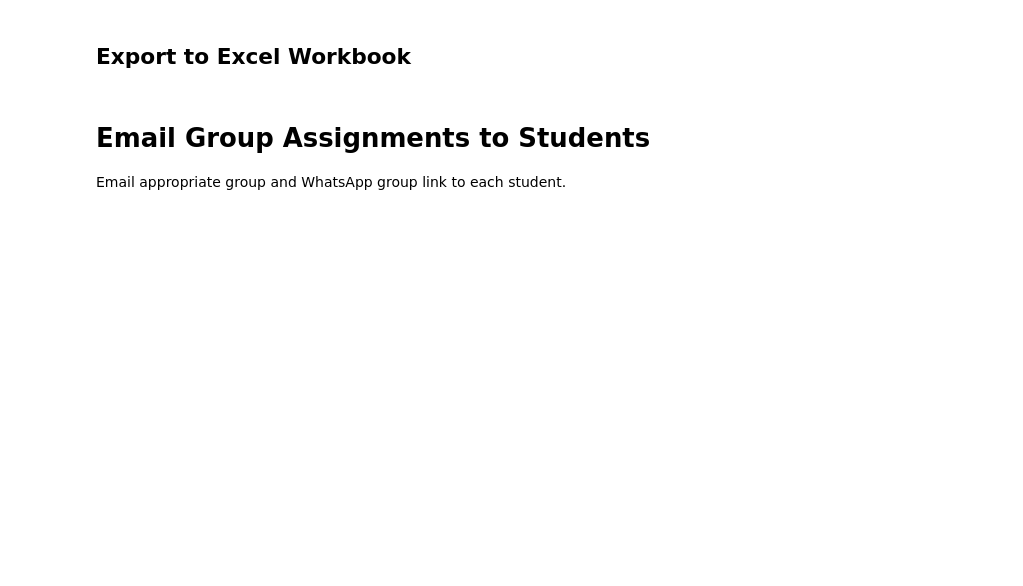
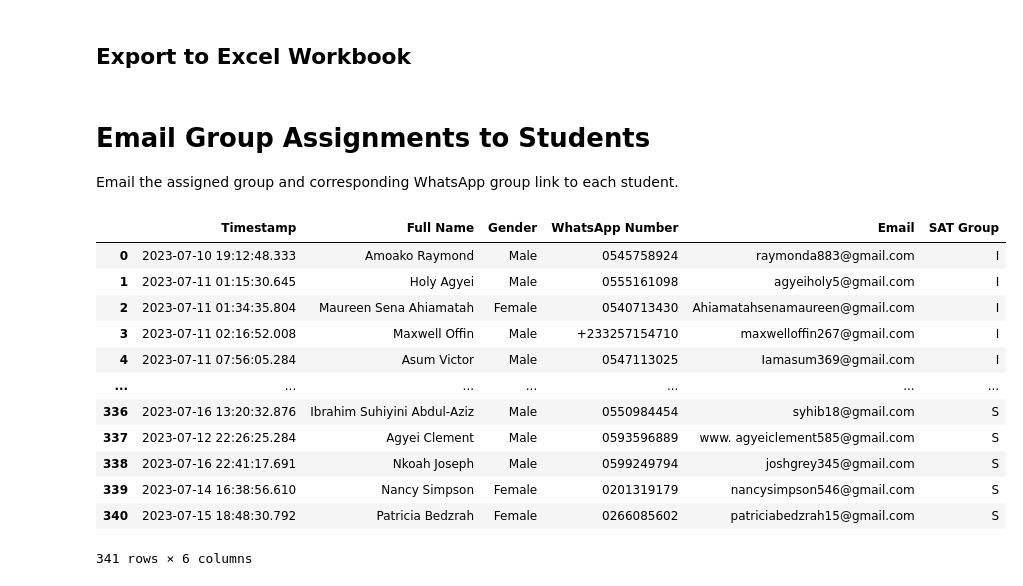
Before and after one commit to francisohara24/ckodon-bootcamp-analysis-2, a Jupyter notebook: notebooks/main.ipynb, the cells around one changed output. Drawn from its saved outputs; the diff is of its cells as text; code cells hidden in the pictures; blank space fills up the shorter version.

Commit message:
Feat: concatenate dataframes before sending to avoid duplicate code.
concatenate `students_bf` and `students_ng` so the same code can be used on one DataFrame

```diff
--- a/notebooks/main.ipynb
+++ b/notebooks/main.ipynb
@@ -221,4 +316,4 @@ students_bf.to_excel("../data/output/Ckodon Activity Review Groups(BEFORE).xlsx"
 students_ng.to_excel("../data/output/Ckodon Activity Review Groups(NO GROUP).xlsx", index=False)
 # %% [markdown]
 # Email Group Assignments to Students
-Email appropriate group and WhatsApp group link to each student.
+Email the assigned group and corresponding WhatsApp group link to each student.
@@ -257 +320,19 @@ smtp.login(username, password)
+# %%
+# concatenate `students_bf` and `students_ng`
+students = pd.concat([students_bf, students_ng], ignore_index=True)
+students
+# %% [output]
+|  | Timestamp | Full Name | Gender | WhatsApp Number | Email | SAT Group |
+| 0 | 2023-07-10 19:12:48.333 | Amoako Raymond | Male | 0545758924 | raymonda883@gmail.com | I |
+| 1 | 2023-07-11 01:15:30.645 | Holy Agyei | Male | 0555161098 | agyeiholy5@gmail.com | I |
+| 2 | 2023-07-11 01:34:35.804 | Maureen Sena Ahiamatah | Female | 0540713430 | Ahiamatahsenamaureen@gmail.com | I |
+| 3 | 2023-07-11 02:16:52.008 | Maxwell Offin | Male | +233257154710 | maxwelloffin267@gmail.com | I |
+| 4 | 2023-07-11 07:56:05.284 | Asum Victor | Male | 0547113025 | Iamasum369@gmail.com | I |
+| ... | ... | ... | ... | ... | ... | ... |
+| 336 | 2023-07-16 13:20:32.876 | Ibrahim Suhiyini Abdul-Aziz | Male | 0550984454 | syhib18@gmail.com | S |
+| 337 | 2023-07-12 22:26:25.284 | Agyei Clement | Male | 0593596889 | www. agyeiclement585@gmail.com | S |
+| 338 | 2023-07-16 22:41:17.691 | Nkoah Joseph | Male | 0599249794 | joshgrey345@gmail.com | S |
+| 339 | 2023-07-14 16:38:56.610 | Nancy Simpson | Female | 0201319179 | nancysimpson546@gmail.com | S |
+| 340 | 2023-07-15 18:48:30.792 | Patricia Bedzrah | Female | 0266085602 | patriciabedzrah15@gmail.com | S |
+341 rows × 6 columns
 # %%
```
Also changed, not shown: parts of 10 cells of this notebook.
